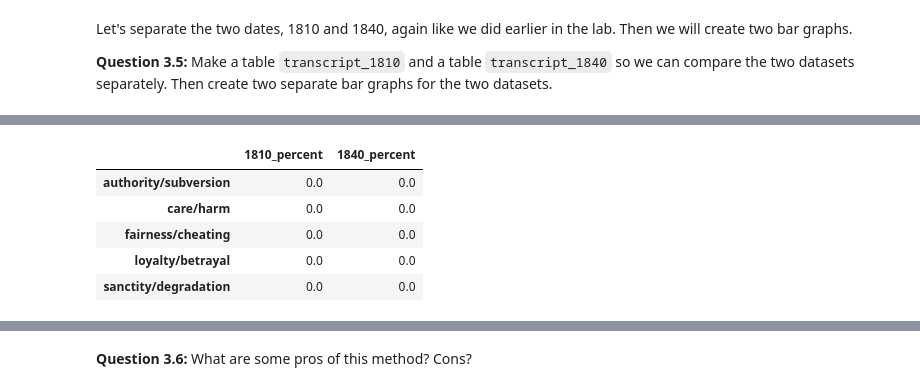
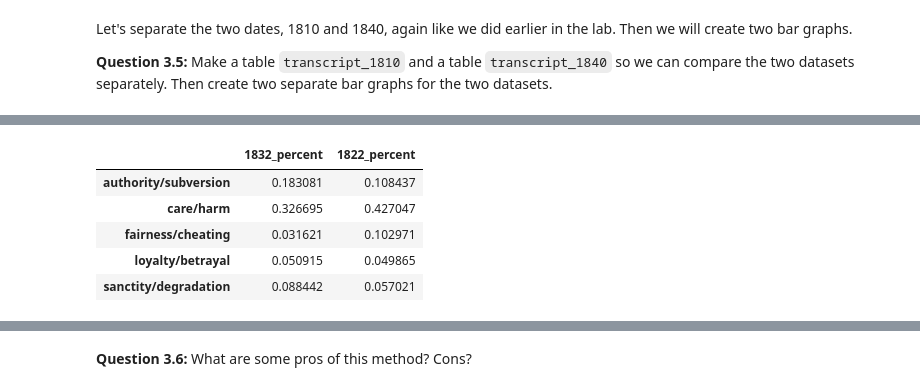
Before and after one commit to ds-modules/LEGALST-190, a Jupyter notebook: labs/4-12/4-12 Morality and Sentiment Analysis - SOLUTIONS.ipynb, the cells around one changed output, grey strips where cells are left out. Cells and saved outputs as stored; diff of their text form; code cells hidden in the pictures.

```diff
--- a/labs/4-12/4-12 Morality and Sentiment Analysis - SOLUTIONS.ipynb
+++ b/labs/4-12/4-12 Morality and Sentiment Analysis - SOLUTIONS.ipynb
@@ -605,6 +292,6 @@ old_bailey['total_words'] = ...
 old_bailey.head()
 # %%
 # SOLUTION
-old_bailey['total_words'] = [len(statement) for statement in old_bailey['transcript']]
+old_bailey['total_words'] = [len(statement) for statement in old_bailey['tokens']]
 old_bailey.head()
 # %% [output]
@@ -631,7 +319,7 @@ for foundation in haidt_dict.keys():
     # do the following code for each foundation word
     for stem in stems:
         # find synonym matches
-        wd_count = np.array([sum([wd.startswith(stem) for wd in statement]) for statement in old_bailey['transcript']])
+        wd_count = np.array([sum([wd.startswith(stem) for wd in statement]) for statement in old_bailey['tokens']])
         # add the number of matches to the total
         num_match_words += wd_count
 
@@ -685,12 +375,12 @@ avg_1810_stats = (transcript_1810.loc[:, ...]
 avg_1810_stats
 # %%
 #SOLUTION
-transcript_1810 = old_bailey[old_bailey['date'] == 1810]
+transcript_1822 = old_bailey[old_bailey['year'] == 1822]
 
 # select the foundations columns and calculate the mean percent for each
-avg_1810_stats = (transcript_1810.loc[:, list(haidt_dict.keys())]
+avg_1822_stats = (transcript_1822.loc[:, list(haidt_dict.keys())]
                  .apply(np.mean)
-                 .to_frame('1810_percent'))
+                 .to_frame('1822_percent'))
 
-avg_1810_stats
+avg_1822_stats
 # %% [output]
@@ -715,12 +403,12 @@ avg_1840_stats = (transcript_1840.loc[:, ...]
 avg_1840_stats
 # %%
 #SOLUTION
-transcript_1840 = old_bailey[old_bailey['date'] == 1840]
+transcript_1832 = old_bailey[old_bailey['year'] == 1832]
 
 # select the foundations columns and calculate the mean percent for each
-avg_1840_stats = (transcript_1840.loc[:, list(haidt_dict.keys())]
+avg_1832_stats = (transcript_1832.loc[:, list(haidt_dict.keys())]
                  .apply(np.mean)
-                 .to_frame('1840_percent'))
+                 .to_frame('1832_percent'))
 
-avg_1840_stats
+avg_1832_stats
 # %% [output]
@@ -739,15 +425,15 @@ all_avg_stats = ...
 all_avg_stats
 # %%
 #SOLUTION
-all_avg_stats = avg_1810_stats.join(avg_1840_stats)
+all_avg_stats = avg_1832_stats.join(avg_1822_stats)
 all_avg_stats
 # %% [output]
-|  | 1810_percent | 1840_percent |
-| authority/subversion | 0.0 | 0.0 |
-| care/harm | 0.0 | 0.0 |
-| fairness/cheating | 0.0 | 0.0 |
-| loyalty/betrayal | 0.0 | 0.0 |
-| sanctity/degradation | 0.0 | 0.0 |
+|  | 1832_percent | 1822_percent |
+| authority/subversion | 0.183081 | 0.108437 |
+| care/harm | 0.326695 | 0.427047 |
+| fairness/cheating | 0.031621 | 0.102971 |
+| loyalty/betrayal | 0.050915 | 0.049865 |
+| sanctity/degradation | 0.088442 | 0.057021 |
 # %%
 all_avg_stats.plot.barh();
 # %% [output]
```
Also changed, not shown: parts of 81 cells of this notebook.
